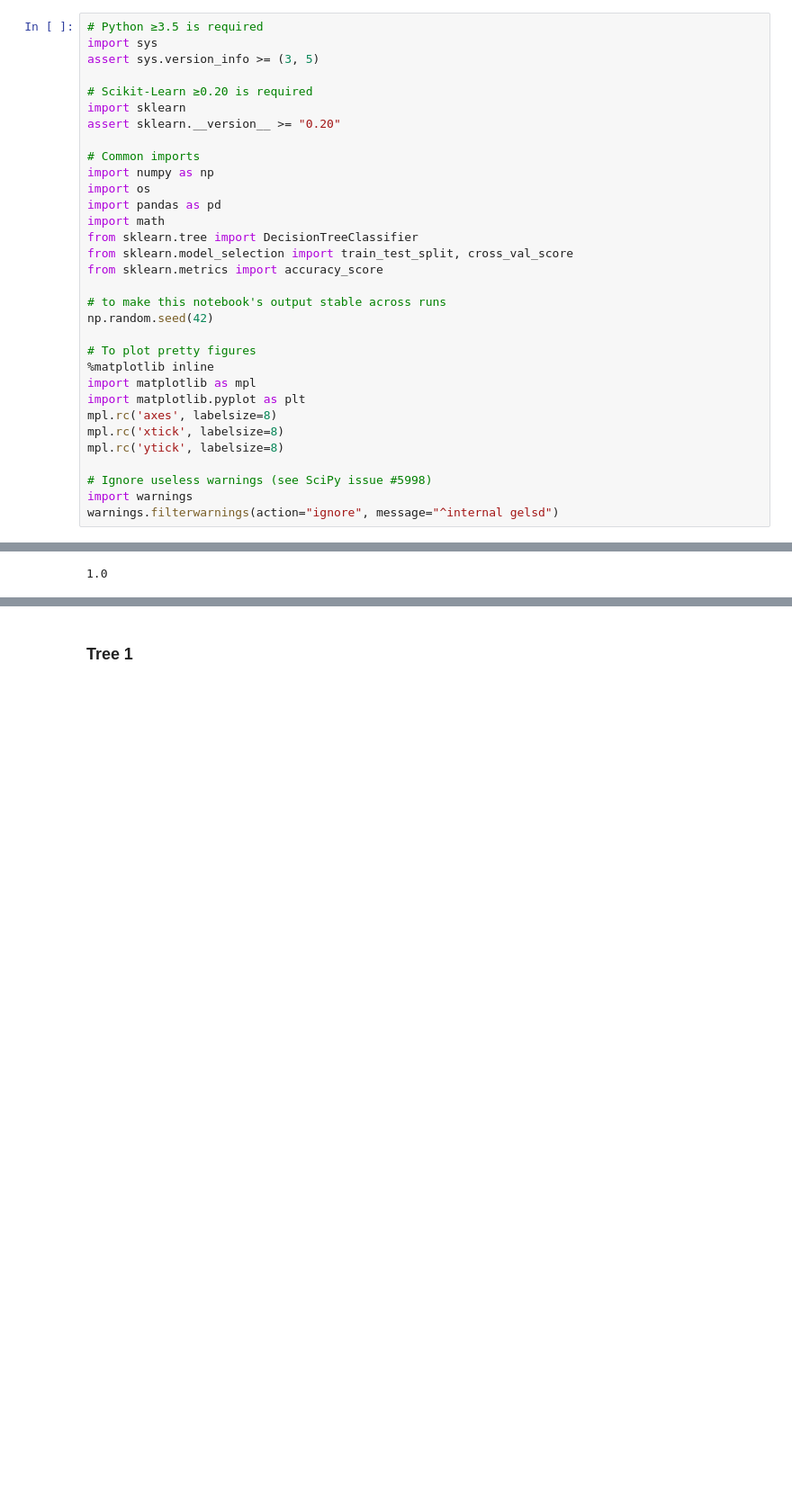
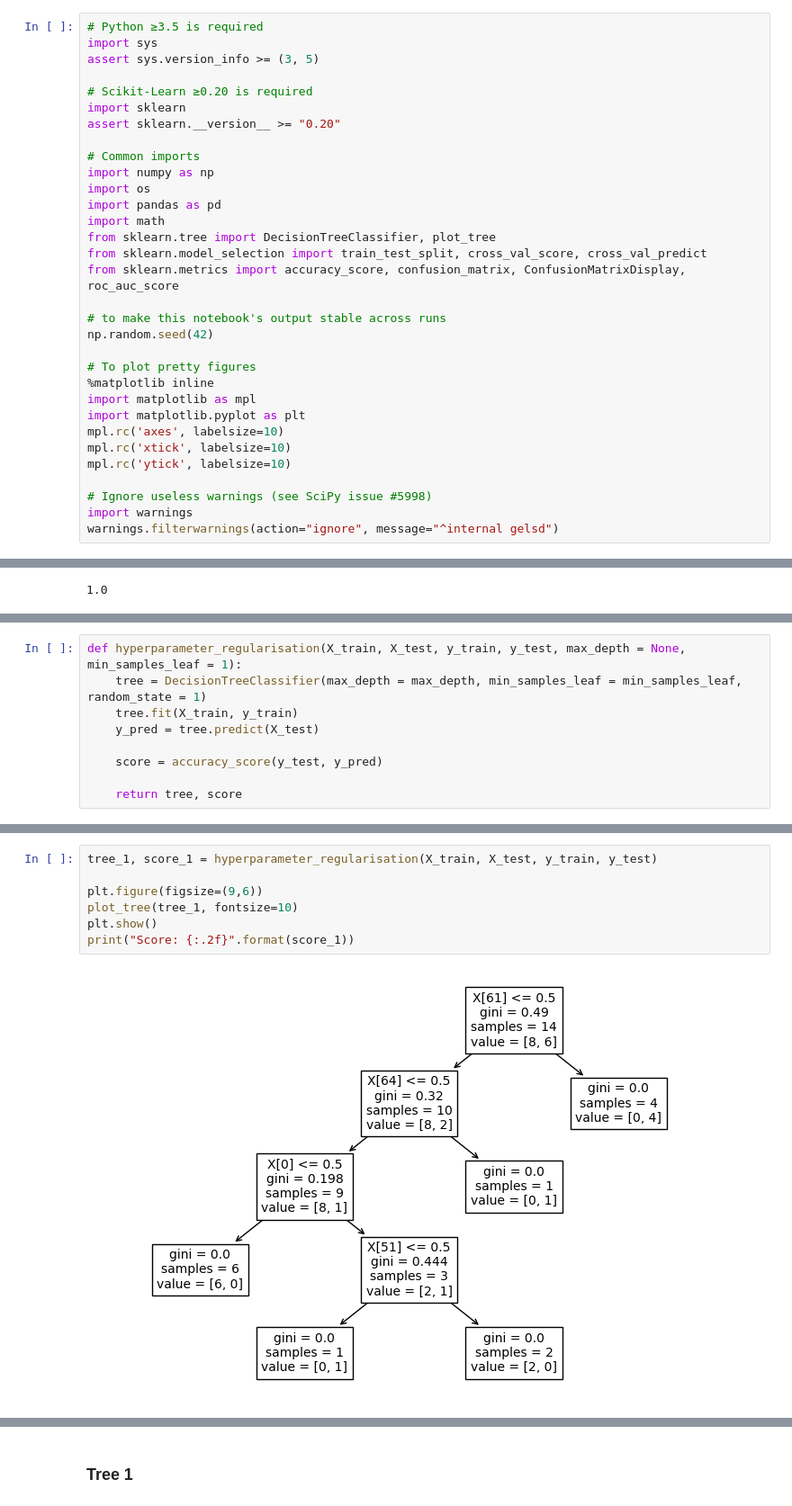
Before and after one commit to gd55hw/F20DL_DMML_Portfolio, a Jupyter notebook: F20DL_Lab8.ipynb, the cells around one changed output, grey strips where cells are left out. Shown: that part at 90% size. Drawn from its saved outputs; the diff is of its cells as text; blank space fills up the shorter version.

```diff
--- a/F20DL_Lab8.ipynb
+++ b/F20DL_Lab8.ipynb
@@ -16,9 +16,9 @@ import numpy as np
 import os
 import pandas as pd
 import math
-from sklearn.tree import DecisionTreeClassifier
-from sklearn.model_selection import train_test_split, cross_val_score
-from sklearn.metrics import accuracy_score
+from sklearn.tree import DecisionTreeClassifier, plot_tree
+from sklearn.model_selection import train_test_split, cross_val_score, cross_val_predict
+from sklearn.metrics import accuracy_score, confusion_matrix, ConfusionMatrixDisplay, roc_auc_score
 
 # to make this notebook's output stable across runs
 np.random.seed(42)
@@ -27,9 +27,9 @@ np.random.seed(42)
 %matplotlib inline
 import matplotlib as mpl
 import matplotlib.pyplot as plt
-mpl.rc('axes', labelsize=8)
-mpl.rc('xtick', labelsize=8)
-mpl.rc('ytick', labelsize=8)
+mpl.rc('axes', labelsize=10)
+mpl.rc('xtick', labelsize=10)
+mpl.rc('ytick', labelsize=10)
 
 # Ignore useless warnings (see SciPy issue #5998)
 import warnings
@@ -98,0 +147,9 @@ array([1., 1., 1., 1., 1., 1., 1., 1., 1., 1.])
+# %%
+def hyperparameter_regularisation(X_train, X_test, y_train, y_test, max_depth = None, min_samples_leaf = 1):
+    tree = DecisionTreeClassifier(max_depth = max_depth, min_samples_leaf = min_samples_leaf, random_state = 1)
+    tree.fit(X_train, y_train)
+    y_pred = tree.predict(X_test)
+
+    score = accuracy_score(y_test, y_pred)
+
+    return tree, score
@@ -98,0 +158,9 @@ array([1., 1., 1., 1., 1., 1., 1., 1., 1., 1.])
+# %%
+tree_1, score_1 = hyperparameter_regularisation(X_train, X_test, y_train, y_test)
+
+plt.figure(figsize=(9,6))
+plot_tree(tree_1, fontsize=10)
+plt.show()
+print("Score: {:.2f}".format(score_1))
+# %% [output]
+[figure, added]
```
Also changed, not shown: parts of 45 cells of this notebook.
